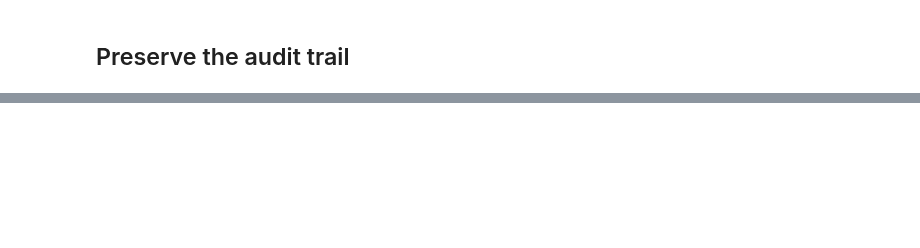
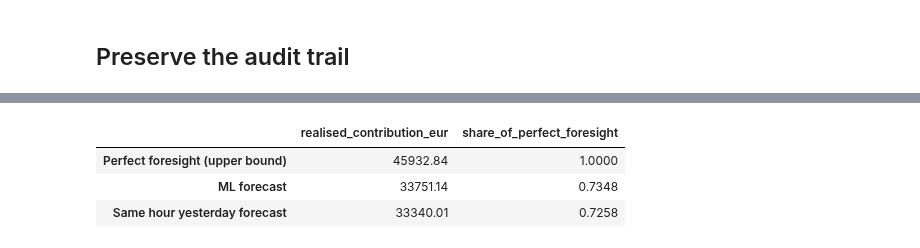
Before and after one commit to deeppunj/battery-dispatch-be, a Jupyter notebook: 07_forecast_dispatch.ipynb, the cells around one changed output, grey strips where cells are left out. Cells and saved outputs as stored; diff of their text form; code cells hidden in the pictures; blank space fills up the shorter version.

Commit message:
Add perfect foresight comparison to README and results CSV

```diff
--- a/07_forecast_dispatch.ipynb
+++ b/07_forecast_dispatch.ipynb
@@ -256,0 +261,30 @@ Saved 8,784 hourly dispatch records to data/dispatch_test_2024.csv
+# %%
+perfect_data = forecast_data.copy()
+perfect_data["forecast_perfect_foresight_eur_per_mwh"] = perfect_data["price_eur_per_mwh"]
+
+def run_year(column):
+    logs = [
+        schedule_one_day(day_frame, forecast_column=column)
+        for _, day_frame in perfect_data.groupby(perfect_data["timestamp"].dt.floor("D"), sort=True)
+    ]
+    return pd.concat(logs, ignore_index=True)
+
+perfect_log = run_year("forecast_perfect_foresight_eur_per_mwh")
+yesterday_log = run_year("forecast_yesterday_eur_per_mwh")
+
+reference_totals = pd.Series({
+    "Perfect foresight (upper bound)": perfect_log["realised_contribution_eur"].sum(),
+    "ML forecast": ml_dispatch_log["realised_contribution_eur"].sum(),
+    "Same hour yesterday forecast": yesterday_log["realised_contribution_eur"].sum(),
+})
+assert reference_totals.iloc[0] >= reference_totals.iloc[1] - 1e-6
+assert reference_totals.iloc[0] >= reference_totals.iloc[2] - 1e-6
+
+summary = reference_totals.to_frame("realised_contribution_eur").round(2)
+summary["share_of_perfect_foresight"] = (reference_totals / reference_totals.iloc[0]).round(4)
+summary
+# %% [output]
+|  | realised_contribution_eur | share_of_perfect_foresight |
+| Perfect foresight (upper bound) | 45932.84 | 1.0000 |
+| ML forecast | 33751.14 | 0.7348 |
+| Same hour yesterday forecast | 33340.01 | 0.7258 |
```
Also changed, not shown: parts of 1 cell of this notebook, 2 other files.
